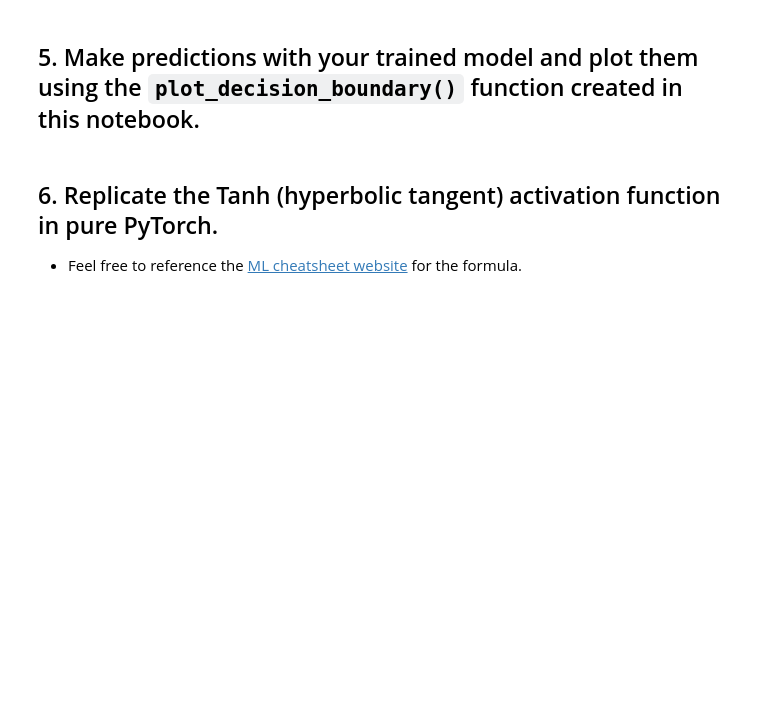
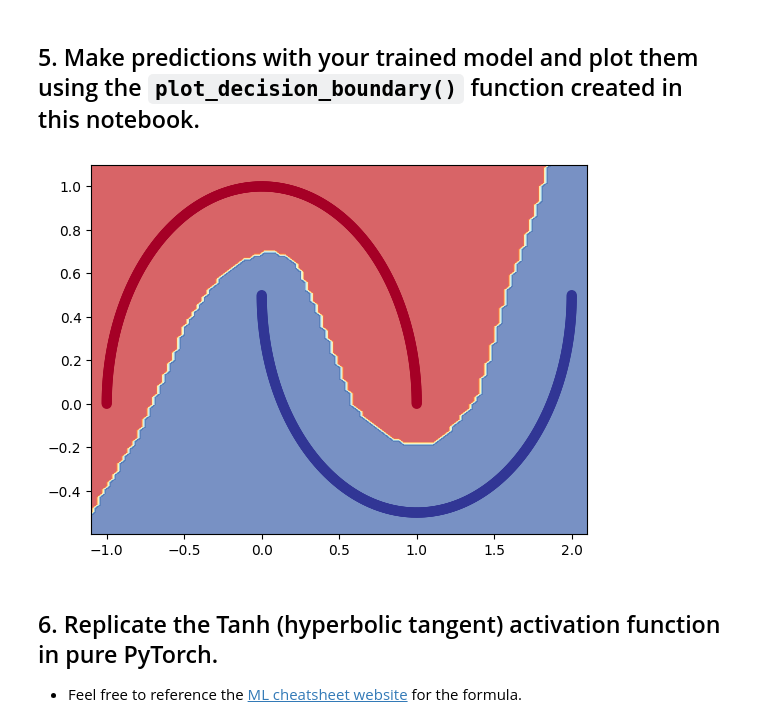
Before and after one commit to mustafafawzyzaki/torchstudy, a Jupyter notebook: extras/exercises/02_pytorch_classification_exercises.ipynb, the cells around one changed output. Drawn from its saved outputs; the diff is of its cells as text; code cells hidden in the pictures; blank space fills up the shorter version.

```diff
--- a/extras/exercises/02_pytorch_classification_exercises.ipynb
+++ b/extras/exercises/02_pytorch_classification_exercises.ipynb
@@ -163,9 +177,14 @@ from torchmetrics import Accuracy
 # %%
 ## TODO: Uncomment this to set the seed
-# torch.manual_seed(RANDOM_SEED)
+# torch.manual_seed(42)
 
 # Setup epochs
+epoches = 1000
+train_loss_list = []
+test_loss_list = []
 
+# Create a training loop
+for epoch in range(epoches):
 
 # Send data to the device
 
@@ -173,40 +192,50 @@ from torchmetrics import Accuracy
 # Loop through the data
 # for epoch in range(epochs):
   ### Training
+  model_01.train()
+
+  # 1. Forward pass (logits output)
+  train_logit = model_01(x_train).squeeze()
 
 
-  # 1. Forward pass (logits output)
-
   # Turn logits into prediction probabilities
-
+  train_pred_prob = sigmoid_fn(train_logit)
 
   # Turn prediction probabilities into prediction labels
-
+  train_pred_label = torch.round(train_pred_prob)
 
   # 2. Calculaute the loss
   # loss = loss_fn(y_logits, y_train) # loss = compare model raw outputs to desired model outputs
-
+  train_loss = loss_fn(train_pred_prob , y_train)
   # Calculate the accuracy
   # acc = acc_fn(y_pred, y_train.int()) # the accuracy function needs to compare pred labels (not logits) with actual labels
-
+  train_acc = acc_fn(train_pred_label , y_train.int())
   # 3. Zero the gradients
-
+  optimizer.zero_grad()
 
   # 4. Loss backward (perform backpropagation) - https://brilliant.org/wiki/backpropagation/#:~:text=Backpropagation%2C%20short%20for%20%22backward%20propagation,to%20the%20neural%20network's%20weights.
+  train_loss.backward()
+  # 5. Step the optimizer (gradient descent) - https://towardsdatascience.com/gradient-descent-algorithm-a-deep-dive-cf04e8115f21#:~:text=Gradient%20descent%20(GD)%20is%20an,e.g.%20in%20a%20linear%20regression)
+  optimizer.step()
+  train_loss_list.append(train_loss.item())
 
-  # 5. Step the optimizer (gradient descent) - https://towardsdatascience.com/gradient-descent-algorithm-a-deep-dive-cf04e8115f21#:~:text=Gradient%20descent%20(GD)%20is%20an,e.g.%20in%20a%20linear%20regression)
 
 
   ### Testing
-  # model_0.eval()
+  model_01.eval()
   # with torch.inference_mode():
     # 1. Forward pass (to get the logits)
-
+  with torch.inference_mode():
+    test_logit = model_01(x_test).squeeze()
     # Turn the test logits into prediction labels
-
+    test_pred_prob = sigmoid_fn(test_logit)
+    test_pred_label = torch.round(test_pred_prob)
 
     # 2. Caculate the test loss/acc
-
+    test_loss = loss_fn(test_pred_prob , y_test)
+    test_acc = acc_fn(test_pred_label , y_test.int())
+    test_loss_list.append(test_loss.item())
 
   # Print out what's happening every 100 epochs
-  # if epoch % 100 == 0:
+  if epoch % 100 == 0:
+    print (f"epoch {epoch}, train/test Loss {train_loss.item()} / {test_loss.item()} , train/Test Accuracy: {train_acc.item()} / {test_acc.item()}")
@@ -251,6 +291,9 @@ def plot_decision_boundary(model, X, y):
     plt.ylim(yy.min(), yy.max())
 # %%
 # Plot decision boundaries for training and test sets
+plot_decision_boundary(model=model_01, X=x_data, y = y_data)
+# %% [output]
+[figure, added]
 # %% [markdown]
 ## 6. Replicate the Tanh (hyperbolic tangent) activation function in pure PyTorch.
   * Feel free to reference the [ML cheatsheet website](https://ml-cheatsheet.readthedocs.io/en/latest/activation_functions.html#tanh) for the formula.
```
Also changed, not shown: parts of 16 cells of this notebook.
